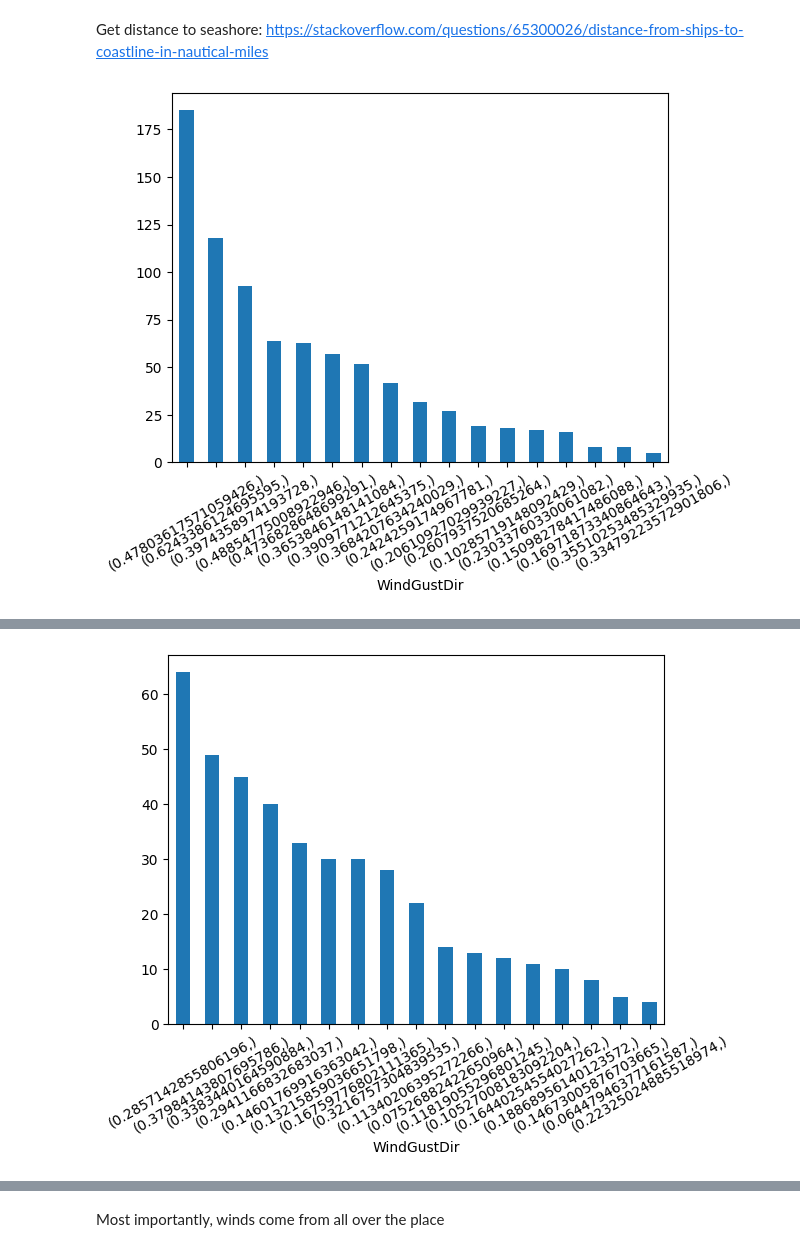
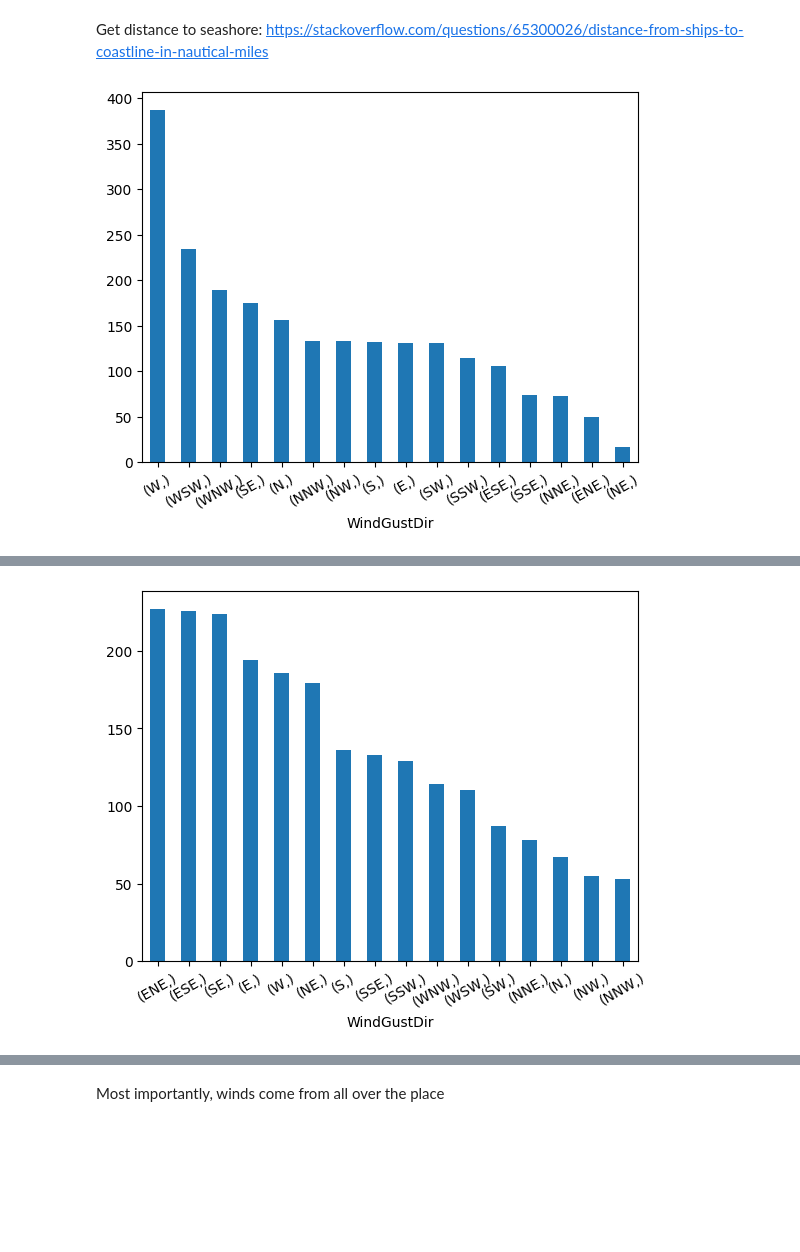
Before and after one commit to vvvvvaves/Kaggle-Datasets, a Jupyter notebook: Rain in Australia.ipynb, the cells around one changed output, grey strips where cells are left out. Cells and saved outputs as stored; diff of their text form; code cells hidden in the pictures; blank space fills up the shorter version.

```diff
--- a/Rain in Australia.ipynb
+++ b/Rain in Australia.ipynb
@@ -278,26 +147,26 @@ Get distance to seashore: https://stackoverflow.com/questions/65300026/distance-
 # %%
 def wind_direction_vs_city(data, city, rain = True):
     if rain:
-        wind = train_prep.loc[train_prep.Location.str.contains(city) & train_prep.RainTomorrow == 1, ['WindGustDir']]
+        wind = data.loc[data.Location.str.contains(city) & data.RainTomorrow == 1, ['WindGustDir']]
     else:
-        wind = train_prep.loc[train_prep.Location.str.contains(city) & train_prep.RainTomorrow == 0, ['WindGustDir']]
+        wind = data.loc[data.Location.str.contains(city) & data.RainTomorrow == 0, ['WindGustDir']]
     wind.value_counts().plot.bar()
     r = plt.xticks(rotation = 30)
     plt.show()
     city_map = folium.Map(preprocessor.locations.loc[preprocessor.locations.Location.str.contains(city), ['Latitude', 'Longitude']], width=500,height=500, tiles='OpenStreetMap', zoom_start=10)
     return city_map
 # %%
-city = wind_direction_vs_city(train_prep, 'Portland')
+city = wind_direction_vs_city(train, 'Portland')
 # %% [output]
-[figure, old version]
+[figure, new version]
 # %%
 city
 # %% [output]
 [interactive output not drawn]
 # %%
-city = wind_direction_vs_city(train_prep, 'Richmond')
+city = wind_direction_vs_city(train, 'Richmond')
 # %% [output]
-[figure, old version]
+[figure, new version]
 # %%
 city
 # %% [output]
```
Also changed, not shown: parts of 31 cells of this notebook.
